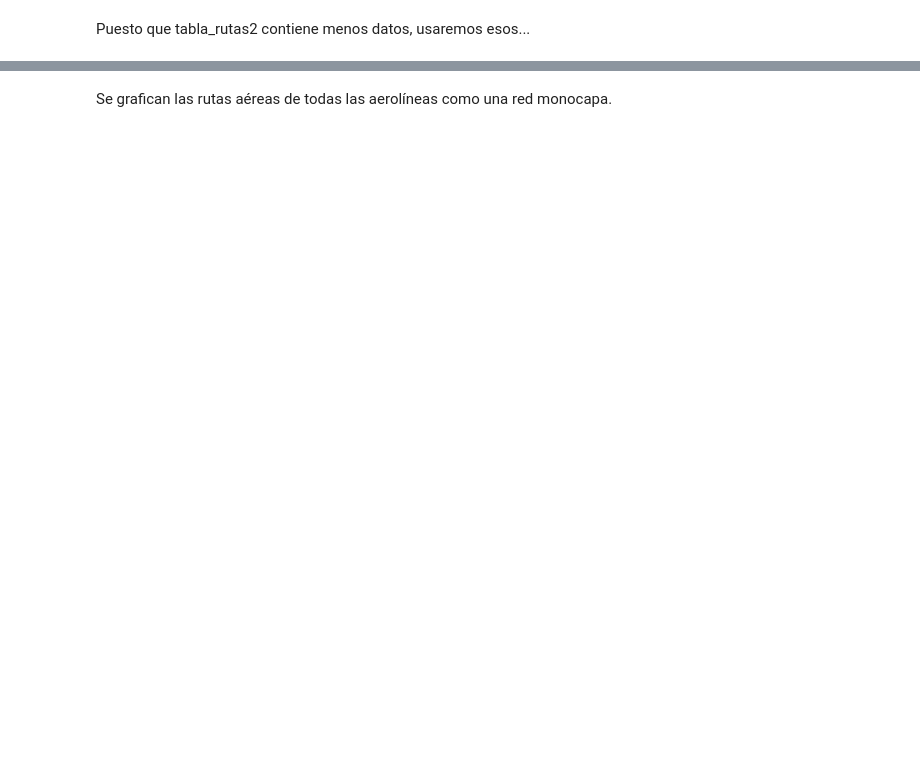
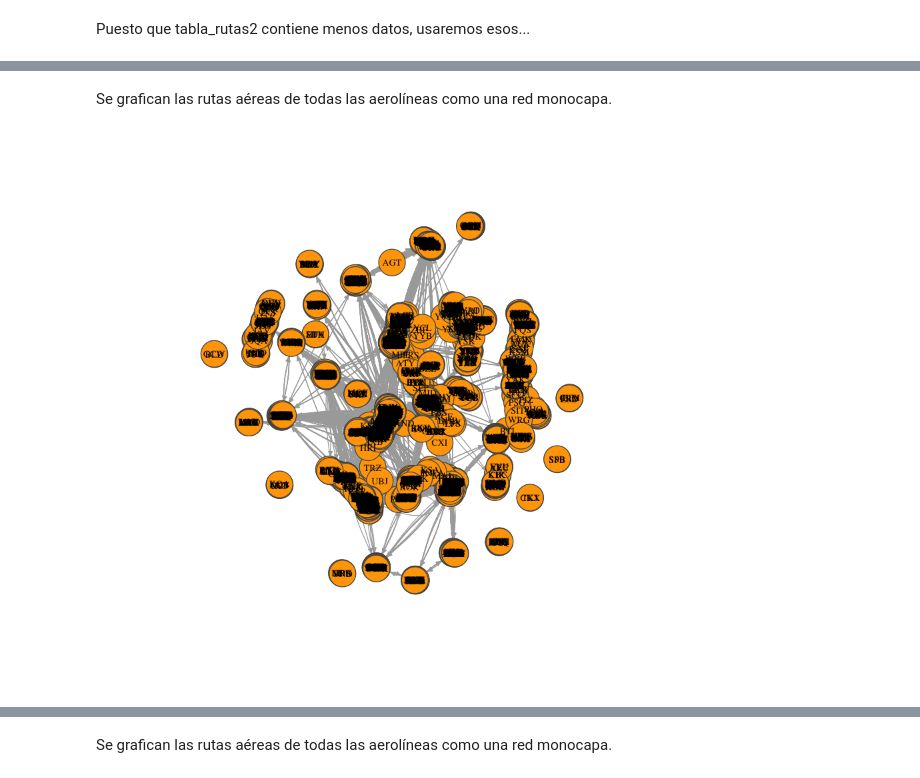
Before and after one commit to Yuriyama/Proyecto_aerolineas, a Jupyter notebook: Code/Procesamiento_datos.ipynb, the cells around one changed output, grey strips where cells are left out. Drawn from its saved outputs; the diff is of its cells as text; code cells hidden in the pictures; blank space fills up the shorter version.

```diff
--- a/Code/Procesamiento_datos.ipynb
+++ b/Code/Procesamiento_datos.ipynb
@@ -573,0 +372,6 @@ is.simple(g)
+# %%
+#Quitamos los renglones correspondientes a rutas aéreas que tienen escalas y codeshare.
+tabla_rutas17f <- tabla_rutas17 %>%
+  dplyr::filter(Stops == 0,
+                Codeshare == FALSE)
+tabla_rutas17f %>% head
@@ -573,0 +386,10 @@ is.simple(g)
+# %%
+#Quitamos columnas de ID
+tabla_rutas17f <- tabla_rutas17f %>%
+  dplyr::select(Airline,
+                From,
+                To,
+                Codeshare,
+                Stops,
+                Equipment)
+tabla_rutas17f %>% head
@@ -573,0 +404,5 @@ is.simple(g)
+# %%
+#Cambiamos el orden de las columnas para hacer el grafo
+#col_order <- c(("From", "To", "Codeshare", "Stops", "Equipment", "Airline"))
+rutas17f <- tabla_rutas17f[, c(2, 3, 4, 5, 6, 1)]
+rutas17f %>% head
@@ -573,0 +427,13 @@ is.simple(g)
+# %%
+g17 <- graph_from_data_frame(rutas17f, directed = TRUE)
+# %% [markdown]
+Se grafican las rutas aéreas de todas las aerolíneas como una red monocapa.
+# %%
+#Graficamos todo en una capa
+plot(g17, edge.arrow.size=.4, edge.curved=.1,
+     vertex.color="orange",
+     vertex.frame.color="#555555",
+     vertex.label.color="black",
+     vertex.label.cex=.7)
+# %% [output]
+[figure, added]
```
Also changed, not shown: parts of 56 cells of this notebook, 1 other file.
